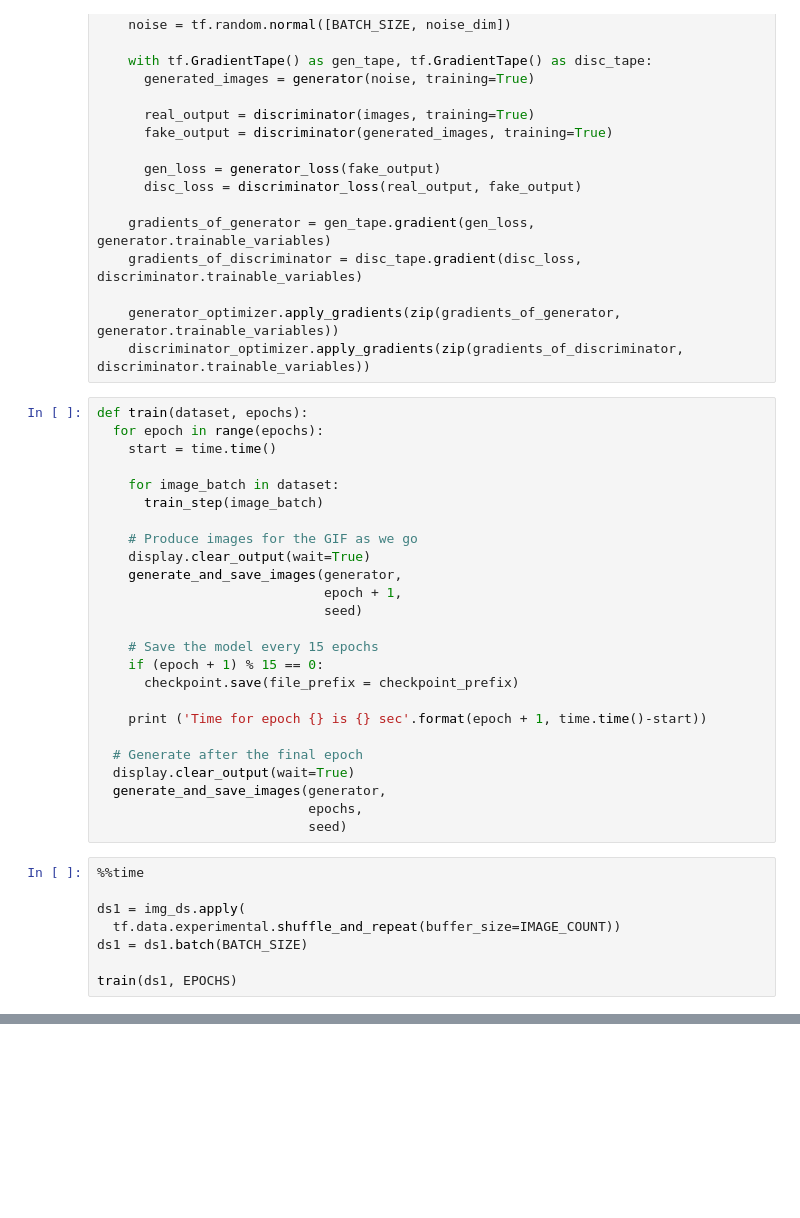
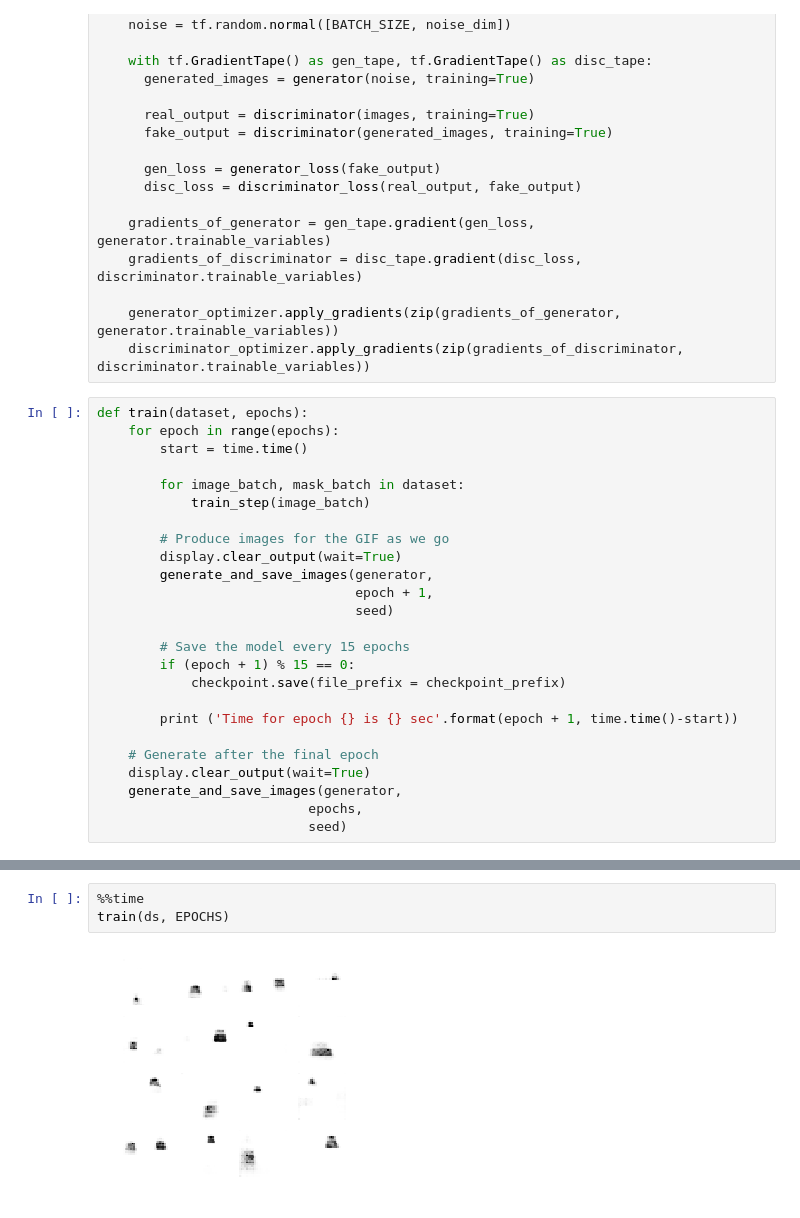
Before and after one commit to Thoorium/shapes-gan-segmentation, a Jupyter notebook: test.ipynb, the cells around one changed output, grey strips where cells are left out. Saved outputs shown, nothing was run; the diff lists cells and outputs as text; blank space fills up the shorter version.

```diff
--- a/test.ipynb
+++ b/test.ipynb
@@ -220,34 +248,26 @@ def train_step(images):
     discriminator_optimizer.apply_gradients(zip(gradients_of_discriminator, discriminator.trainable_variables))
 # %%
 def train(dataset, epochs):
-  for epoch in range(epochs):
-    start = time.time()
+    for epoch in range(epochs):
+        start = time.time()
 
-    for image_batch in dataset:
-      train_step(image_batch)
+        for image_batch, mask_batch in dataset:
+            train_step(image_batch)
 
-    # Produce images for the GIF as we go
+        # Produce images for the GIF as we go
+        display.clear_output(wait=True)
+        generate_and_save_images(generator,
+                                 epoch + 1,
+                                 seed)
+
+        # Save the model every 15 epochs
+        if (epoch + 1) % 15 == 0:
+            checkpoint.save(file_prefix = checkpoint_prefix)
+
+        print ('Time for epoch {} is {} sec'.format(epoch + 1, time.time()-start))
+
+    # Generate after the final epoch
     display.clear_output(wait=True)
     generate_and_save_images(generator,
-                             epoch + 1,
-                             seed)
-
-    # Save the model every 15 epochs
-    if (epoch + 1) % 15 == 0:
-      checkpoint.save(file_prefix = checkpoint_prefix)
-
-    print ('Time for epoch {} is {} sec'.format(epoch + 1, time.time()-start))
-
-  # Generate after the final epoch
-  display.clear_output(wait=True)
-  generate_and_save_images(generator,
                            epochs,
                            seed)
-# %%
-%%time
-
-ds1 = img_ds.apply(
-  tf.data.experimental.shuffle_and_repeat(buffer_size=IMAGE_COUNT))
-ds1 = ds1.batch(BATCH_SIZE)
-
-train(ds1, EPOCHS)
@@ -253,0 +289,5 @@ train(ds1, EPOCHS)
+# %%
+%%time
+train(ds, EPOCHS)
+# %% [output]
+[figure, added]
```
Also changed, not shown: parts of 9 cells of this notebook, 2 other files.
